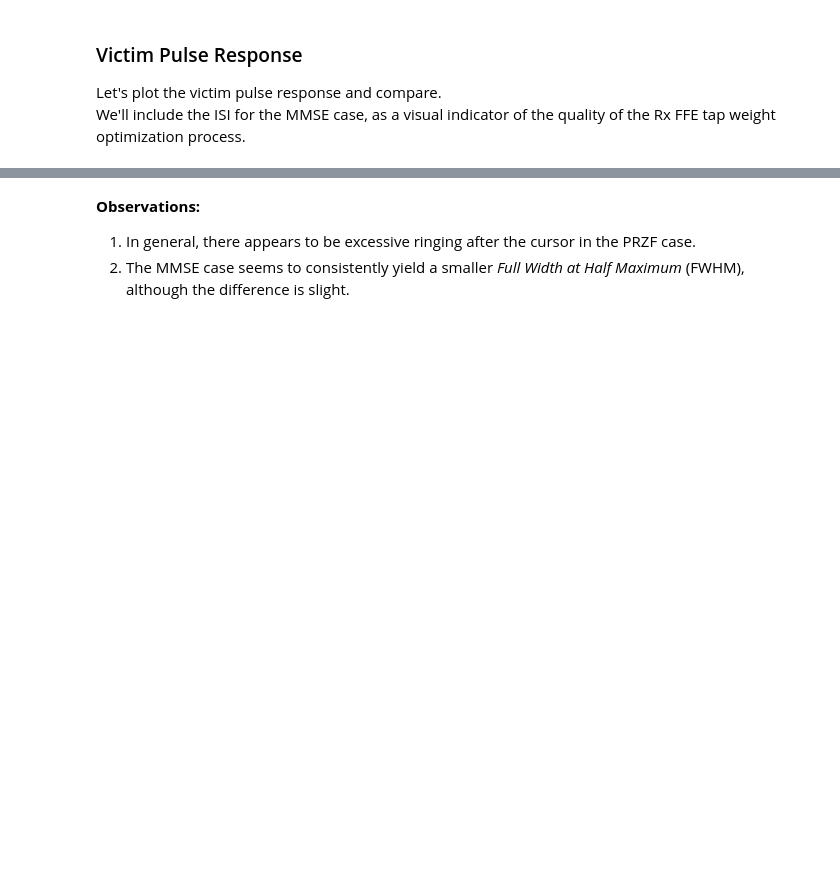
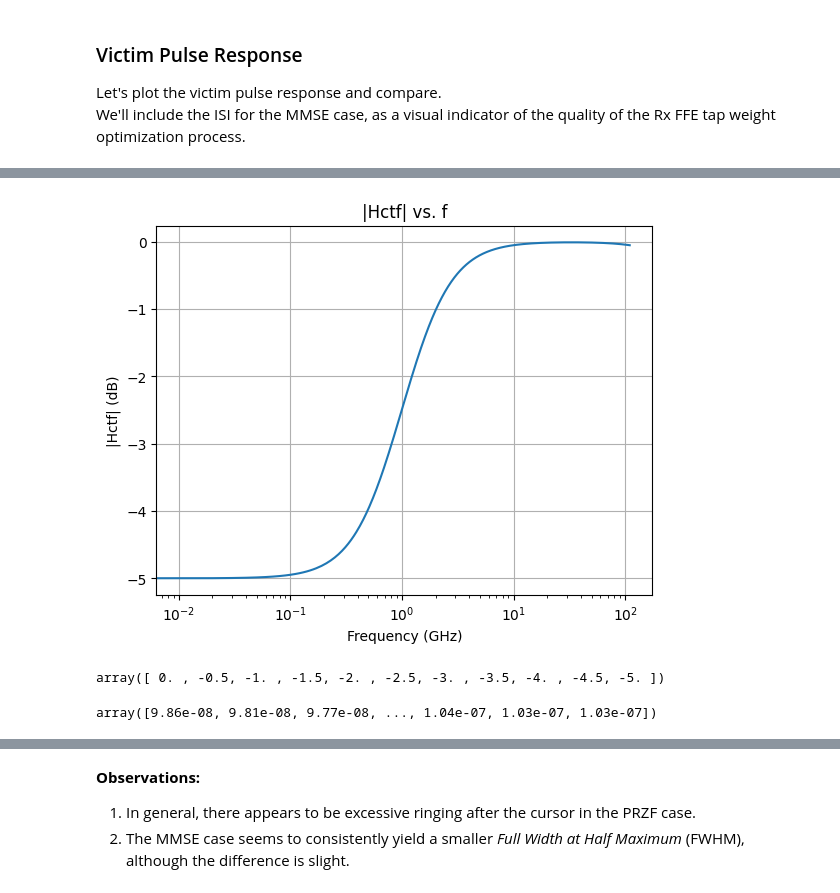
Before and after one commit to capn-freako/PyChOpMarg, a Jupyter notebook: PyChOpMarg_8023dj.ipynb, the cells around one changed output, grey strips where cells are left out. Saved outputs shown, nothing was run; the diff lists cells and outputs as text; code cells hidden in the pictures; blank space fills up the shorter version.

```diff
--- a/PyChOpMarg_8023dj.ipynb
+++ b/PyChOpMarg_8023dj.ipynb
@@ -761,0 +856,14 @@ plot_group_samps(
+# %%
+Hctf = theCOM.calc_Hctf(0, 0)
+plt.semilogx(theCOM.freqs / 1e9, 20 * np.log10(np.abs(Hctf)))
+plt.title("|Hctf| vs. f")
+plt.xlabel("Frequency (GHz)")
+plt.ylabel("|Hctf| (dB)")
+plt.grid()
+plt.show()
+# %% [output]
+[figure, added]
+# %%
+theCOM.com_params.g_DC2
+# %% [output]
+array([ 0. , -0.5, -1. , -1.5, -2. , -2.5, -3. , -3.5, -4. , -4.5, -5. ])
@@ -761,0 +873,4 @@ plot_group_samps(
+# %%
+pulse_resp_noeq
+# %% [output]
+array([9.86e-08, 9.81e-08, 9.77e-08, ..., 1.04e-07, 1.03e-07, 1.03e-07])
```
Also changed, not shown: parts of 33 cells of this notebook, 7 other files.
